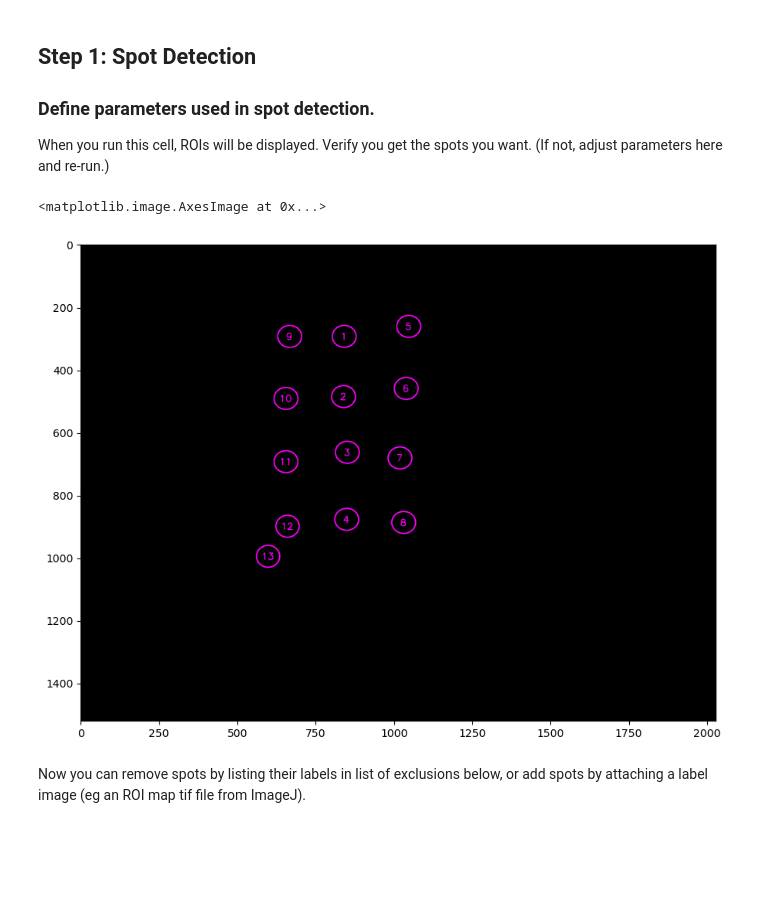
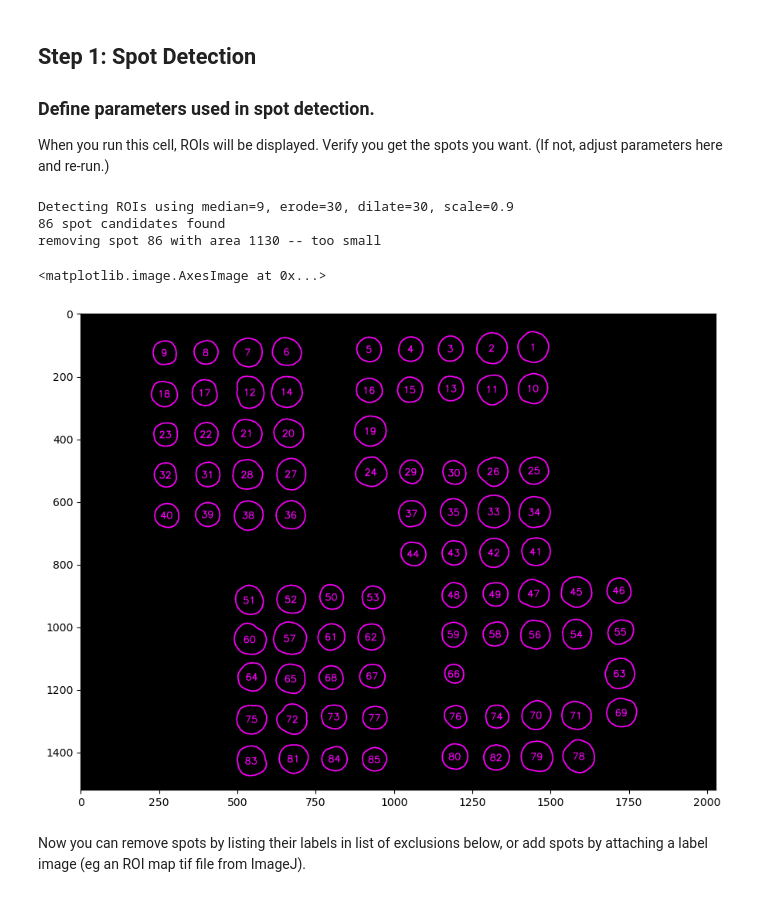
Before and after one commit to 454bio/legacy-instrument-sw, a Jupyter notebook: analysis_notebook/AnalysisNotebook.ipynb, the cells around one changed output. Cells and saved outputs as stored; diff of their text form; code cells hidden in the pictures; blank space fills up the shorter version.

```diff
--- a/analysis_notebook/AnalysisNotebook.ipynb
+++ b/analysis_notebook/AnalysisNotebook.ipynb
@@ -63,40 +66,42 @@ dilate_kernel_size = 30
 
 # This adjusts sensitivity for thresholding (should be close to 1)
 threshold_scale = 0.9
 
 # These are constraints on how large or small a spot could be
 spotMinSize = 1200
 spotMaxSize = None
 
 # This is a list of RGB weights when turning the (UV) image to grayscale
 rgb_weights = (0.4, 0.2, 0.1)
 #rgb_weights = None
 
 '''If roi_label_imagefile is set to None, spot detection will be performed.
    If it is set to a file, it will load spot ROIs and NOT run spot detection,
    and the above spot detection parameters will be ignored.'''
 
-#roi_label_imagefile = None
-roi_label_imagefile = "Z:\\GoogleData\\InstrumentData\\MK27_02\\20230419_2037_S0079_0001\\analysis\\jupyter\\RoiMap2.tif" #useful if already run
-
-
+roi_label_imagefile = None
+#roi_label_imagefile = "Z:\\GoogleData\\InstrumentData\\MK27_02\\20230419_2037_S0079_0001\\analysis\\jupyter\\RoiMap2.tif" #useful if already run
+#roi_label_imagefile = os.path.join(input_dir_path, "roi_labels.tiff")
 
 #### DO NOT EDIT BELOW THIS LINE ####
-cycle1ImageSet = get_imageset_from_cycle(1, input_dir_path, uv_wl, useDifferenceImage, useTiff=useTiff)
+cycle1ImageSet = get_imageset_from_cycle(1, input_dir_path, uv_wl, False, useTiff=useTiff)
 
 if roi_label_imagefile is not None:
     spot_labels = imread(os.path.join(input_dir_path, roi_label_imagefile))
 else:
     _,spot_labels,_ = cycle1ImageSet.detect_rois( os.path.join(input_dir_path), median_ks=median_kernel_size, erode_ks=erode_kernel_size, dilate_ks=dilate_kernel_size, threshold_scale=threshold_scale, minSize=spotMinSize, maxSize=spotMaxSize, gray_weights=rgb_weights)
 
 rois_img = create_labeled_rois(spot_labels, notebook=True)
 #imwrite(os.path.join(input_dir_path, "rois_img.tif"), rois_img)
 plt.imshow(rois_img)
 
 #TODO fix other excitation images with ROI overlay (works on pi so condition off of notebook=True)
 # %% [output]
-<matplotlib.image.AxesImage at 0x...>
+Detecting ROIs using median=9, erode=30, dilate=30, scale=0.9
+86 spot candidates found
+removing spot 86 with area 1130 -- too small
+<matplotlib.image.AxesImage at 0x...>
-[figure, old version]
+[figure, new version]
 # %% [markdown]
 Now you can remove spots by listing their labels in list of exclusions below, or add spots by attaching a label image (eg an ROI map tif file from ImageJ).
 # %%
```
Also changed, not shown: parts of 6 cells of this notebook, 1 other file.
